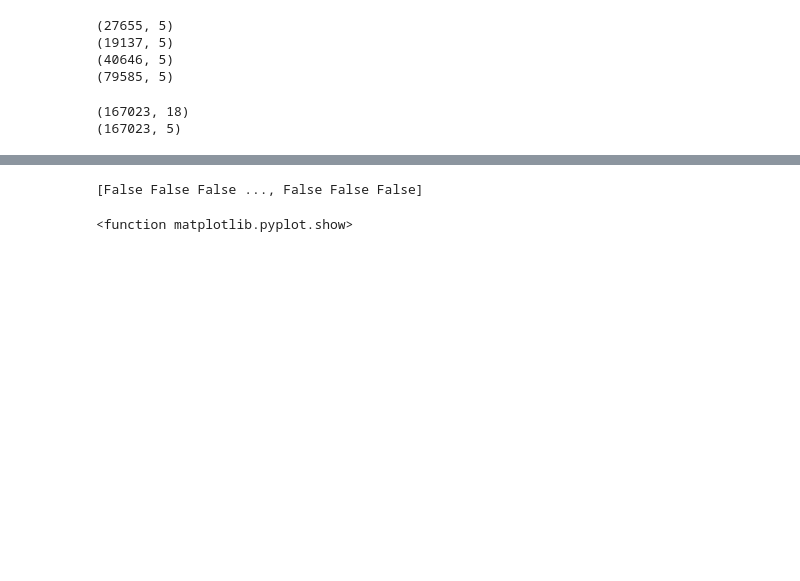
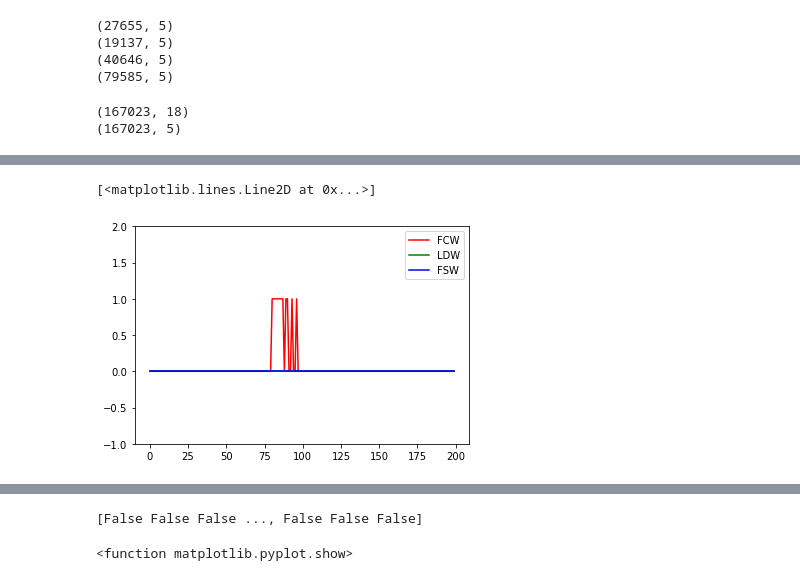
Before and after one commit to MoonBlvd/MDP_data_recording, a Jupyter notebook: warning_statistics.ipynb, the cells around one changed output, grey strips where cells are left out. Cells and saved outputs as stored; diff of their text form; code cells hidden in the pictures; blank space fills up the shorter version.

```diff
--- a/warning_statistics.ipynb
+++ b/warning_statistics.ipynb
@@ -105,0 +193,80 @@ plt.legend(['Right cut in'])
+# %%
+'''Run moving horizon optimization'''
+
+buf_size = 500
+eta = 1.8
+sigma = 10
+memo_max = 1000
+moving_buf = {}
+moving_buf['size'] = []
+moving_buf['value'] = []
+moving_buf['state'] = []
+optimal_policy = []
+k = 0
+memo_tracker = 0
+all_filtered_scores = []
+all_raw_scores = []
+test_data = three_warnings[15200:15400,:]
+num_data = test_data.shape[0]
+
+for i,state in enumerate(test_data):
+    moving_buf['state'].append(test_data[i,:])
+    moving_buf['value'].append(compute_raw_score(states_list,test_data[i,:],value_list))
+    moving_buf['size'].append(float(2*np.random.randn(1)+10)) # assume the img size follows a normal distribution
+    if len(moving_buf['value']) == buf_size or i == num_data-1: # start to optimize if buffer is full or there is no new frame
+        buf_length = len(moving_buf['value'])
+        '''Filter the score'''
+        filtered_score = score_filter(np.array(moving_buf['value']), sigma)
+        '''Optimize'''
+        a = []
+        prob = LpProblem("Optimal policy", LpMinimize)
+        for j in range(buf_length):
+            a.append(LpVariable(str(j),0, 1,cat='Integer'))
+            if j == 0:
+                b = a[j]*(moving_buf['size'][j]-eta*filtered_score[j])
+            else:
+                b += a[j]*(moving_buf['size'][j]-eta*filtered_score[j])
+        prob += b
+        prob.solve()
+        '''Sort the optimization results to get optimal policies'''
+        array_to_sort = np.zeros([buf_length,2])
+        for j,v in enumerate(prob.variables()):
+            array_to_sort[j,0] = int(v.name)
+            array_to_sort[j,1] = int(v.varValue)
+        sorted_idx = np.argsort(array_to_sort[:,0])
+        sorted_action = array_to_sort[sorted_idx,1]
+
+        '''Save data, update storage capacity'''
+        memo_tracker += float(np.dot(sorted_action,np.array(moving_buf['size'])))
+
+        '''Append the sorted action to the whole action list'''
+        if k == 0:
+            optimal_policy = sorted_action
+            all_filtered_scores = filtered_score
+            all_raw_scores = np.array(moving_buf['value'])
+        else:
+            optimal_policy = np.append(optimal_policy, sorted_action)
+            all_filtered_scores = np.append(all_filtered_scores, filtered_score)
+            all_raw_scores = np.append(all_raw_scores, np.array(moving_buf['value']))
+
+        k += 1
+        moving_buf['size'] = []
+        moving_buf['value'] = []
+        moving_buf['state'] = []
+
+plt.figure(1)
+plt.plot(test_data[:,0],'r')
+plt.plot(test_data[:,1],'g')
+plt.plot(test_data[:,2],'b')
+plt.ylim([-1,2])
+plt.legend(['FCW','LDW','FSW'])
+
+plt.figure(2)
+plt.plot(all_raw_scores)
+plt.plot(all_filtered_scores)
+
+plt.figure(3)
+plt.plot(optimal_policy)
+# %% [output]
+[<matplotlib.lines.Line2D at 0x...>]
+[figure, added]
```
Also changed, not shown: parts of 9 cells of this notebook.
